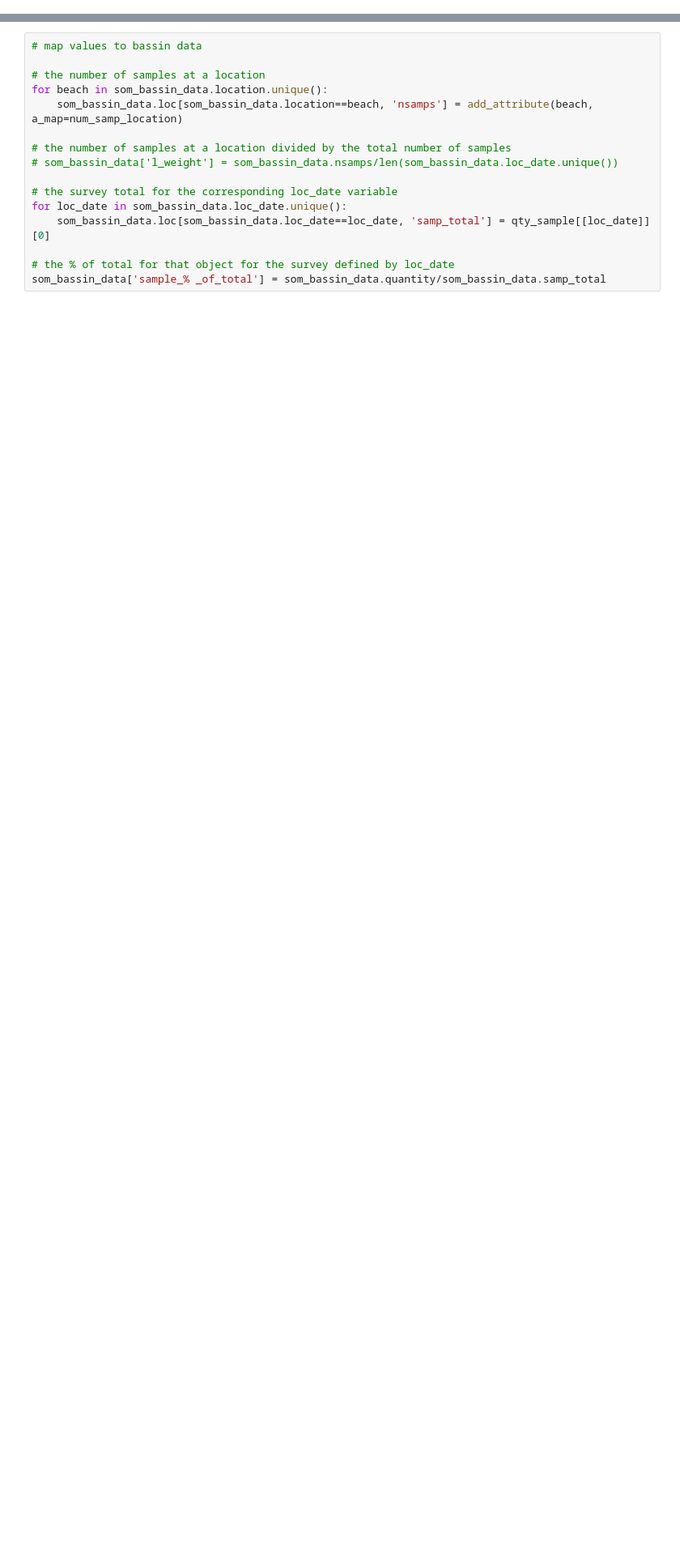
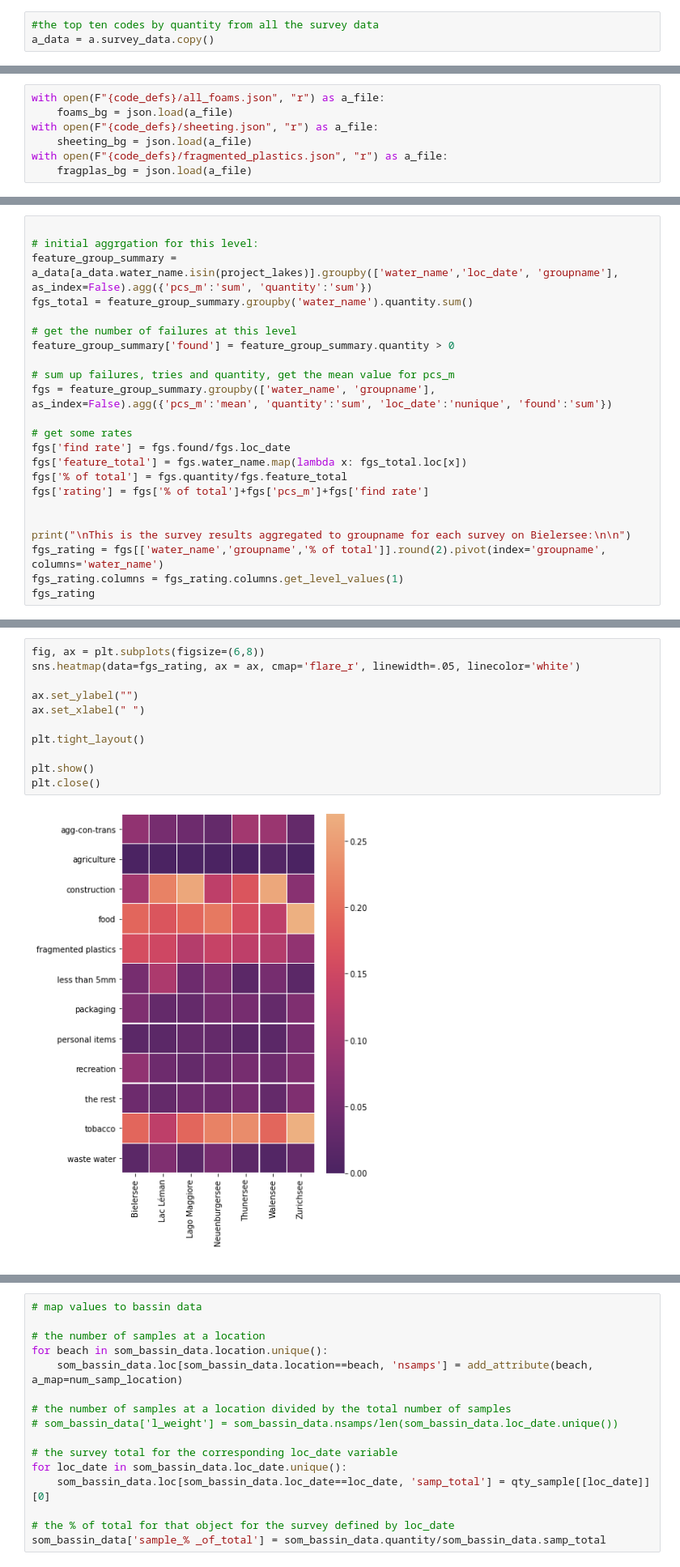
Before and after one commit to hammerdirt-analyst/iqals, a Jupyter notebook: use_a_class.ipynb, the cells around one changed output, grey strips where cells are left out. Shown at 81% size. Drawn from its saved outputs; the diff is of its cells as text; blank space fills up the shorter version.

Commit message:
adding project level aggregates

```diff
--- a/use_a_class.ipynb
+++ b/use_a_class.ipynb
@@ -289,0 +241,3 @@ qty_sample = b.bassin_pcsm_day.groupby('loc_date').quantity.sum()
+# %%
+#the top ten codes by quantity from all the survey data
+a_data = a.survey_data.copy()
@@ -289,0 +252,7 @@ qty_sample = b.bassin_pcsm_day.groupby('loc_date').quantity.sum()
+# %%
+with open(F"{code_defs}/all_foams.json", "r") as a_file:
+    foams_bg = json.load(a_file)
+with open(F"{code_defs}/sheeting.json", "r") as a_file:
+    sheeting_bg = json.load(a_file)
+with open(F"{code_defs}/fragmented_plastics.json", "r") as a_file:
+    fragplas_bg = json.load(a_file)
@@ -289,0 +355,23 @@ qty_sample = b.bassin_pcsm_day.groupby('loc_date').quantity.sum()
+# %%
+
+# initial aggrgation for this level:
+feature_group_summary = a_data[a_data.water_name.isin(project_lakes)].groupby(['water_name','loc_date', 'groupname'], as_index=False).agg({'pcs_m':'sum', 'quantity':'sum'})
+fgs_total = feature_group_summary.groupby('water_name').quantity.sum()
+
+# get the number of failures at this level
+feature_group_summary['found'] = feature_group_summary.quantity > 0
+
+# sum up failures, tries and quantity, get the mean value for pcs_m
+fgs = feature_group_summary.groupby(['water_name', 'groupname'], as_index=False).agg({'pcs_m':'mean', 'quantity':'sum', 'loc_date':'nunique', 'found':'sum'})
+
+# get some rates
+fgs['find rate'] = fgs.found/fgs.loc_date
+fgs['feature_total'] = fgs.water_name.map(lambda x: fgs_total.loc[x])
+fgs['% of total'] = fgs.quantity/fgs.feature_total
+fgs['rating'] = fgs['% of total']+fgs['pcs_m']+fgs['find rate']
+
+
+print("\nThis is the survey results aggregated to groupname for each survey on Bielersee:\n\n")
+fgs_rating = fgs[['water_name','groupname','% of total']].round(2).pivot(index='groupname', columns='water_name')
+fgs_rating.columns = fgs_rating.columns.get_level_values(1)
+fgs_rating
@@ -289,0 +394,13 @@ qty_sample = b.bassin_pcsm_day.groupby('loc_date').quantity.sum()
+# %%
+fig, ax = plt.subplots(figsize=(6,8))
+sns.heatmap(data=fgs_rating, ax = ax, cmap='flare_r', linewidth=.05, linecolor='white')
+
+ax.set_ylabel("")
+ax.set_xlabel(" ")
+
+plt.tight_layout()
+
+plt.show()
+plt.close()
+# %% [output]
+[figure, added]
```
Also changed, not shown: parts of 63 cells of this notebook, 7 other files.
